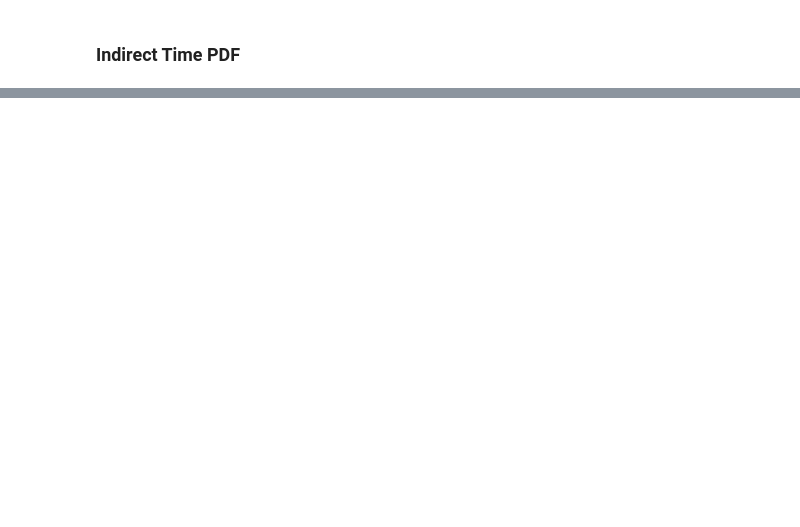
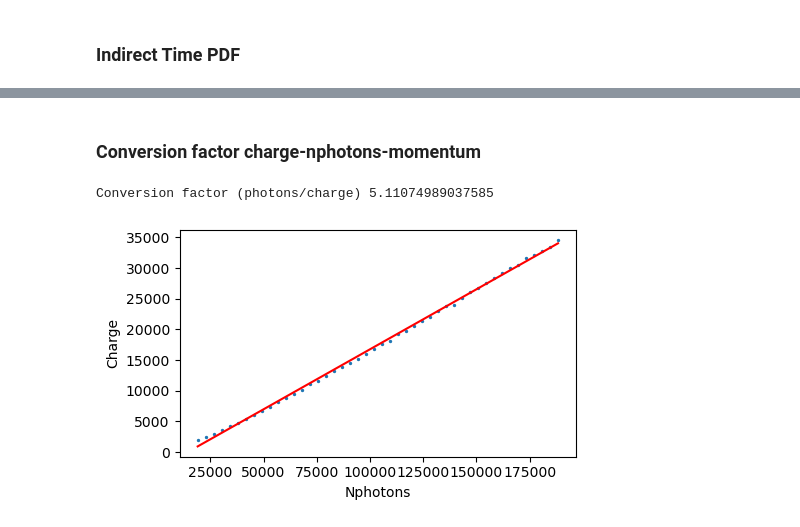
Before and after one commit to lolorestrepo/WCSimFQTuningTools, a Jupyter notebook: Time/Analysis/histogram.ipynb, the cells around one changed output, grey strips where cells are left out. Saved outputs shown, nothing was run; the diff lists cells and outputs as text; code cells hidden in the pictures; blank space fills up the shorter version.

Commit message:
Add photon-charge graph to compute conversion factor

```diff
--- a/Time/Analysis/histogram.ipynb
+++ b/Time/Analysis/histogram.ipynb
@@ -155,0 +152,23 @@ fig.tight_layout()
+# %% [markdown]
+### Conversion factor charge-nphotons-momentum
+# %%
+nphotons, charge = f["Conversion"].values()
+
+pars = np.polyfit(nphotons, charge, 1)
+print("Conversion factor (photons/charge)", (1/pars[0]))
+
+fig = plt.figure(figsize=[5, 3])
+ax = fig.add_subplot(111)
+
+plt.scatter(nphotons, charge, s=2)
+
+pol = np.poly1d(pars)
+plt.plot(nphotons, pol(nphotons), color="red")
+
+plt.xlabel("Nphotons")
+plt.ylabel("Charge")
+
+plt.tight_layout()
+# %% [output]
+Conversion factor (photons/charge) 5.11074989037585
+[figure, added]
```
Also changed, not shown: parts of 5 cells of this notebook, 1 other file.
